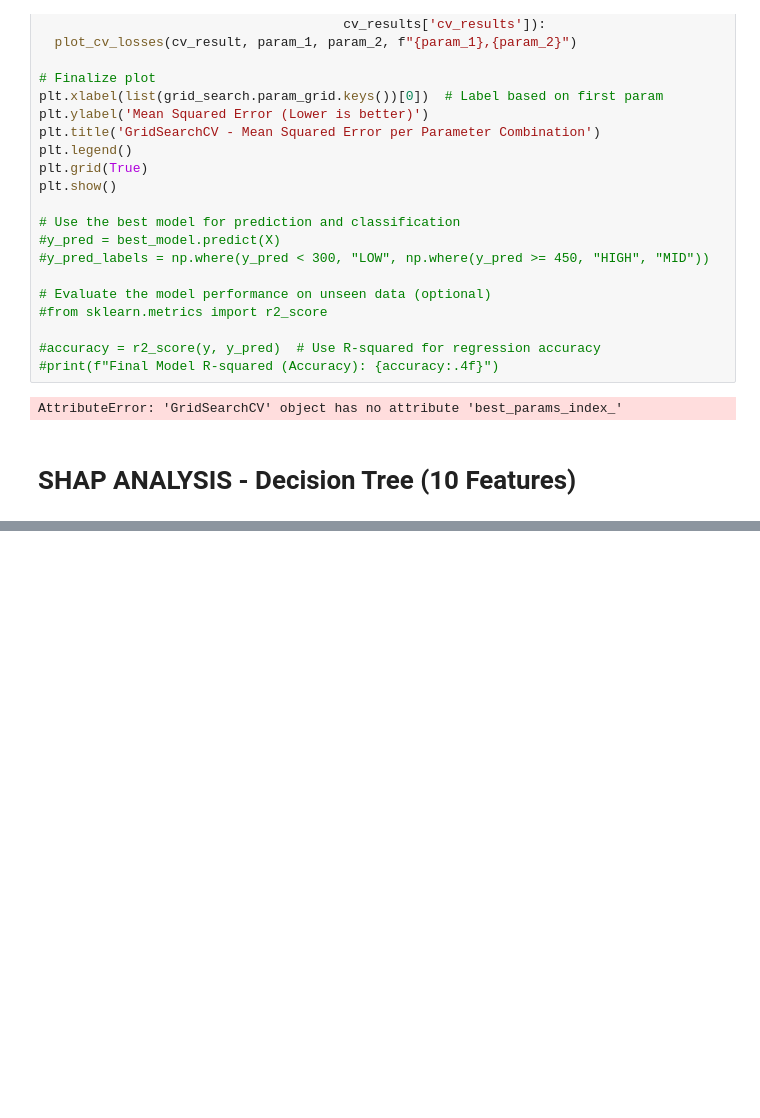
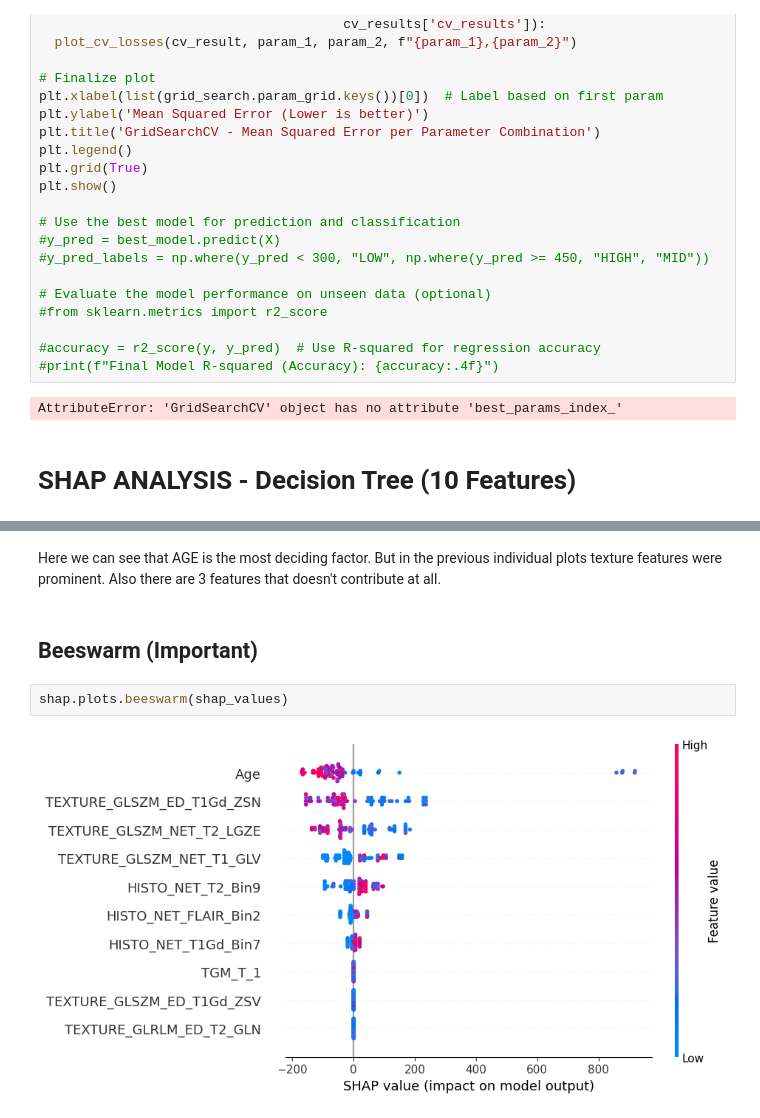
Before and after one commit to hansa31/GBM-analysis, a Jupyter notebook: Models_regression.ipynb, the cells around one changed output, grey strips where cells are left out. Cells and saved outputs as stored; diff of their text form; blank space fills up the shorter version.

```diff
--- a/Models_regression.ipynb
+++ b/Models_regression.ipynb
@@ -526,0 +564,8 @@ AttributeError: 'GridSearchCV' object has no attribute 'best_params_index_'
+# %% [markdown]
+Here we can see that AGE is the most deciding factor. But in the previous individual plots texture features were prominent. Also there are 3 features that doesn't contribute at all.
+# %% [markdown]
+## Beeswarm (Important)
+# %%
+shap.plots.beeswarm(shap_values)
+# %% [output]
+[figure, added]
```
Also changed, not shown: parts of 21 cells of this notebook.
